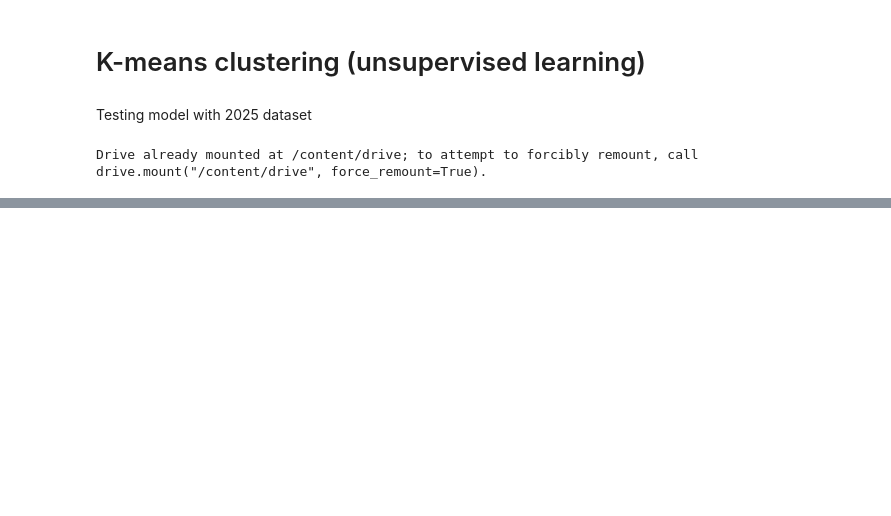
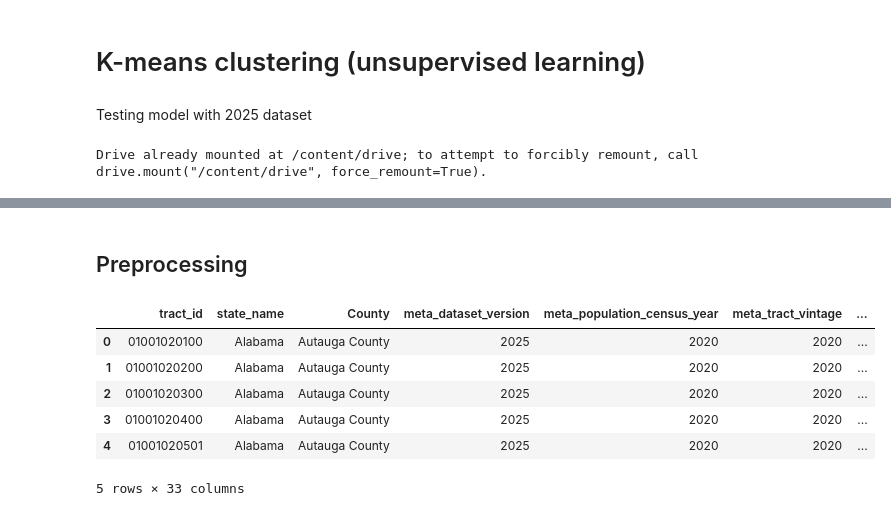
Before and after one commit to mcundins/cse6242-project, a Jupyter notebook: kmeans_modeling/kmeans_food_desert_risk_test.ipynb, the cells around one changed output, grey strips where cells are left out. Cells and saved outputs as stored; diff of their text form; code cells hidden in the pictures; blank space fills up the shorter version.

```diff
--- a/kmeans_modeling/kmeans_food_desert_risk_test.ipynb
+++ b/kmeans_modeling/kmeans_food_desert_risk_test.ipynb
@@ -61 +57,28 @@ df_2025.isna().sum()
 dtype: int64
+# %% [markdown]
+## Preprocessing
+# %%
+df_2025 = df_2025.iloc[:, :-4]
+df_2025 = df_2025[[i for i in df_2025.columns if 'original' not in i]]
+df_2025 = df_2025[[i for i in df_2025.columns if 'qa' not in i]]
+df_2025 = df_2025[[i for i in df_2025.columns if 'income' not in i]]
+df_2025 = df_2025.drop(columns=['fd_label', 'label_status', 'label_reason'])
+
+#leading 0
+df_2025['tract_id'] = df_2025['tract_id'].astype(str).str.zfill(11)
+
+#renaming 'State' as state_name
+df_2025 = df_2025.rename(columns={'State': 'state_name'})
+
+#creating state column with 2 beg digits of tract_id
+df_2025['state'] = df_2025['tract_id'].str[:2]
+
+df_2025.head()
+# %% [output]
+|  | tract_id | state_name | County | meta_dataset_version | meta_population_census_year | meta_tract_vintage | ... |
+| 0 | 01001020100 | Alabama | Autauga County | 2025 | 2020 | 2020 | ... |
+| 1 | 01001020200 | Alabama | Autauga County | 2025 | 2020 | 2020 | ... |
+| 2 | 01001020300 | Alabama | Autauga County | 2025 | 2020 | 2020 | ... |
+| 3 | 01001020400 | Alabama | Autauga County | 2025 | 2020 | 2020 | ... |
+| 4 | 01001020501 | Alabama | Autauga County | 2025 | 2020 | 2020 | ... |
+5 rows × 33 columns
```
Also changed, not shown: parts of 11 cells of this notebook.
